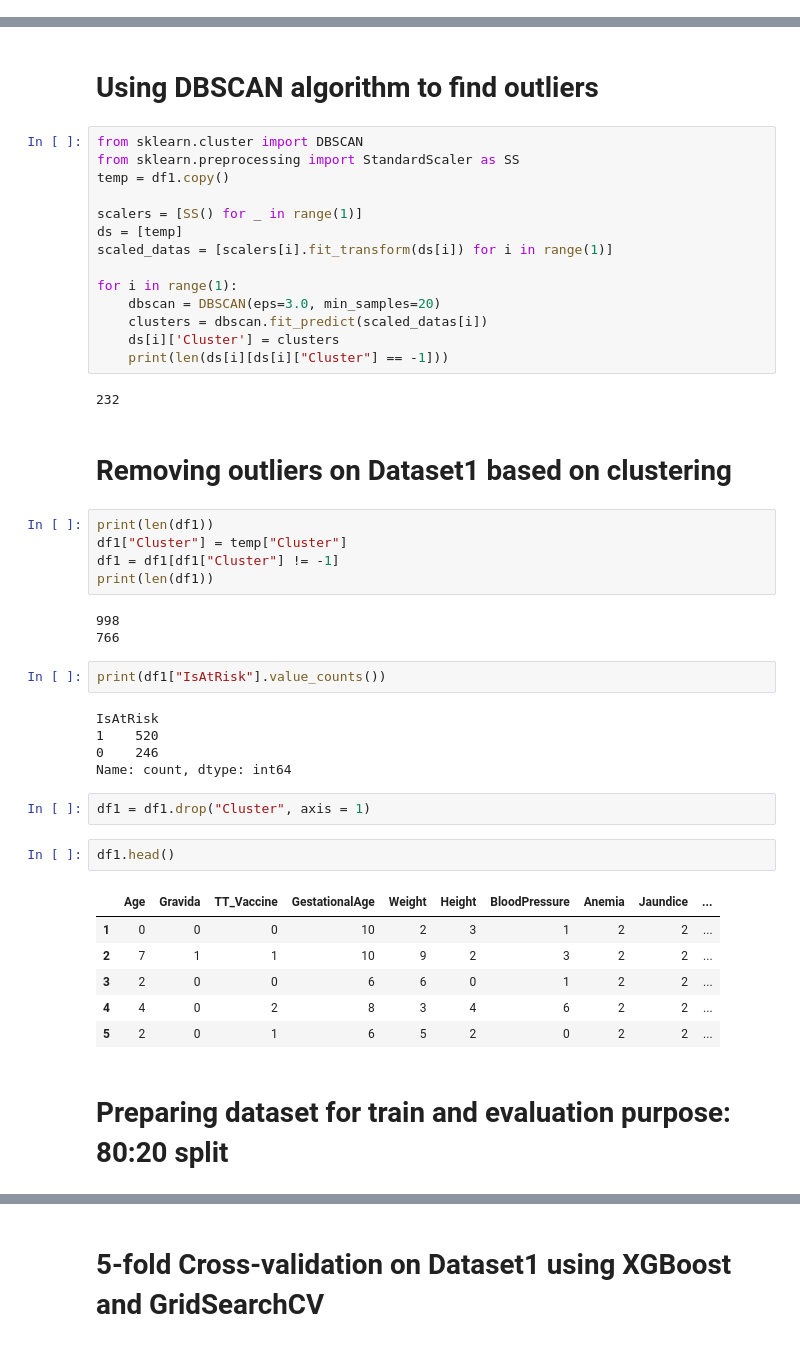
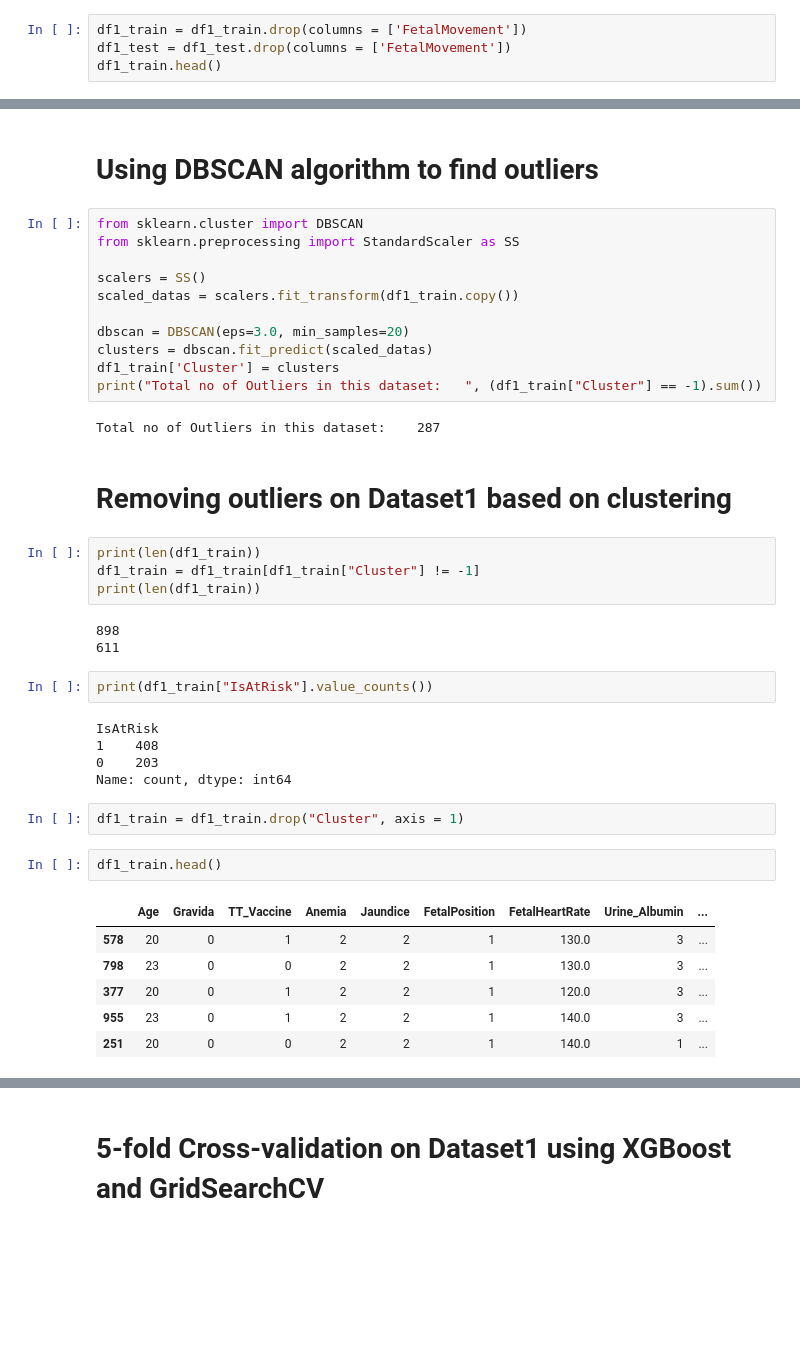
Before and after one commit to TakeASwing-420/maternal-health, a Jupyter notebook: mh.ipynb, the cells around one changed output, grey strips where cells are left out. Drawn from its saved outputs; the diff is of its cells as text; blank space fills up the shorter version.

```diff
--- a/mh.ipynb
+++ b/mh.ipynb
@@ -156,0 +238,4 @@ preprocess_df(df1)
+# %%
+df1_train = df1_train.drop(columns = ['FetalMovement'])
+df1_test = df1_test.drop(columns = ['FetalMovement'])
+df1_train.head()
@@ -180,46 +275,40 @@ plt.show()
 # %%
 from sklearn.cluster import DBSCAN
 from sklearn.preprocessing import StandardScaler as SS
-temp = df1.copy()
 
-scalers = [SS() for _ in range(1)]
-ds = [temp]
-scaled_datas = [scalers[i].fit_transform(ds[i]) for i in range(1)]
+scalers = SS()
+scaled_datas = scalers.fit_transform(df1_train.copy())
 
-for i in range(1):
-    dbscan = DBSCAN(eps=3.0, min_samples=20)
-    clusters = dbscan.fit_predict(scaled_datas[i])
-    ds[i]['Cluster'] = clusters
-    print(len(ds[i][ds[i]["Cluster"] == -1]))
+dbscan = DBSCAN(eps=3.0, min_samples=20)
+clusters = dbscan.fit_predict(scaled_datas)
+df1_train['Cluster'] = clusters
+print("Total no of Outliers in this dataset:   ", (df1_train["Cluster"] == -1).sum())
 # %% [output]
-232
+Total no of Outliers in this dataset:    287
 # %% [markdown]
 # Removing outliers on Dataset1 based on clustering
 # %%
-print(len(df1))
-df1["Cluster"] = temp["Cluster"]
-df1 = df1[df1["Cluster"] != -1]
-print(len(df1))
+print(len(df1_train))
+df1_train = df1_train[df1_train["Cluster"] != -1]
+print(len(df1_train))
 # %% [output]
-998
-766
+898
+611
 # %%
-print(df1["IsAtRisk"].value_counts())
+print(df1_train["IsAtRisk"].value_counts())
 # %% [output]
 IsAtRisk
-1    520
-0    246
+1    408
+0    203
 Name: count, dtype: int64
 # %%
-df1 = df1.drop("Cluster", axis = 1)
+df1_train = df1_train.drop("Cluster", axis = 1)
 # %%
-df1.head()
+df1_train.head()
 # %% [output]
-|  | Age | Gravida | TT_Vaccine | GestationalAge | Weight | Height | BloodPressure | Anemia | Jaundice | ... |
-| 1 | 0 | 0 | 0 | 10 | 2 | 3 | 1 | 2 | 2 | ... |
-| 2 | 7 | 1 | 1 | 10 | 9 | 2 | 3 | 2 | 2 | ... |
-| 3 | 2 | 0 | 0 | 6 | 6 | 0 | 1 | 2 | 2 | ... |
-| 4 | 4 | 0 | 2 | 8 | 3 | 4 | 6 | 2 | 2 | ... |
-| 5 | 2 | 0 | 1 | 6 | 5 | 2 | 0 | 2 | 2 | ... |
+|  | Age | Gravida | TT_Vaccine | Anemia | Jaundice | FetalPosition | FetalHeartRate | Urine_Albumin | ... |
+| 578 | 20 | 0 | 1 | 2 | 2 | 1 | 130.0 | 3 | ... |
+| 798 | 23 | 0 | 0 | 2 | 2 | 1 | 130.0 | 3 | ... |
+| 377 | 20 | 0 | 1 | 2 | 2 | 1 | 120.0 | 3 | ... |
+| 955 | 23 | 0 | 1 | 2 | 2 | 1 | 140.0 | 3 | ... |
+| 251 | 20 | 0 | 0 | 2 | 2 | 1 | 140.0 | 1 | ... |
-# %% [markdown]
-# Preparing dataset for train and evaluation purpose: 80:20 split
```
Also changed, not shown: parts of 17 cells of this notebook, 3 other files.
